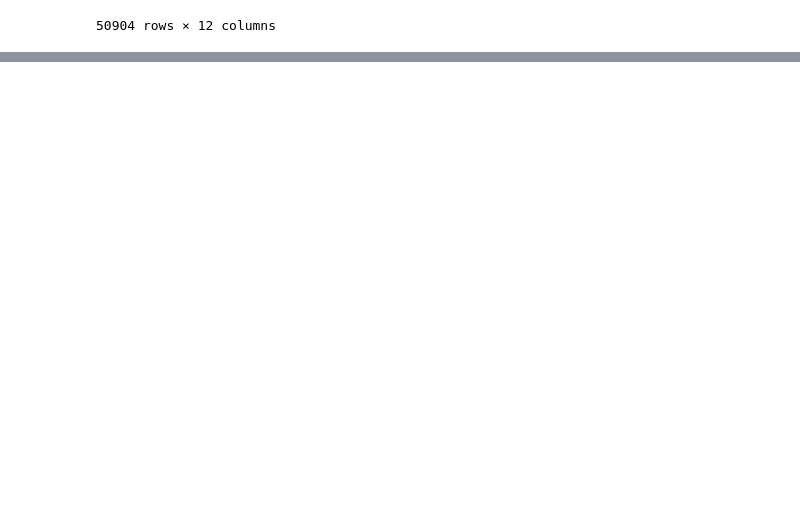
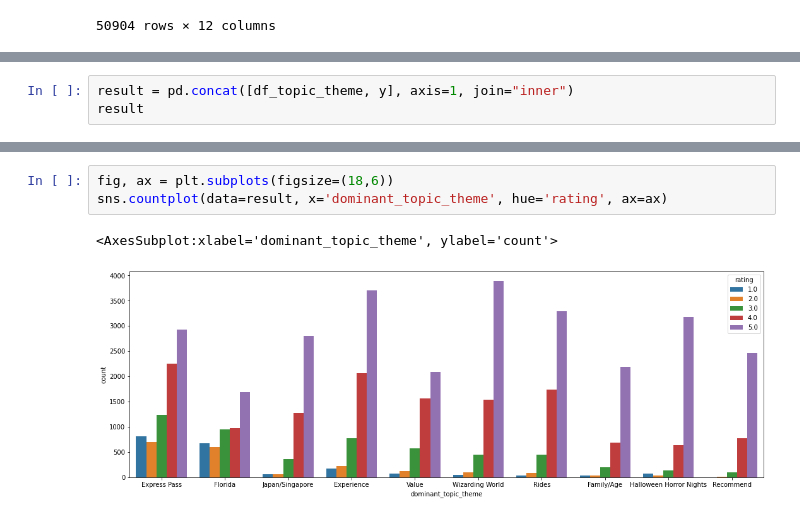
Before and after one commit to linatnguyen/Universal-Studios-Text-Reviews, a Jupyter notebook: NMF and LDA-checkpoint.ipynb, the cells around one changed output, grey strips where cells are left out. Cells and saved outputs as stored; diff of their text form; blank space fills up the shorter version.

```diff
--- a/NMF and LDA-checkpoint.ipynb
+++ b/NMF and LDA-checkpoint.ipynb
@@ -445,0 +446,3 @@ Name: dominant_topic_theme, dtype: int64
+# %%
+result = pd.concat([df_topic_theme, y], axis=1, join="inner")
+result
@@ -445,0 +463,6 @@ Name: dominant_topic_theme, dtype: int64
+# %%
+fig, ax = plt.subplots(figsize=(18,6))
+sns.countplot(data=result, x='dominant_topic_theme', hue='rating', ax=ax)
+# %% [output]
+<AxesSubplot:xlabel='dominant_topic_theme', ylabel='count'>
+[figure, added]
```
Also changed, not shown: parts of 25 cells of this notebook.
